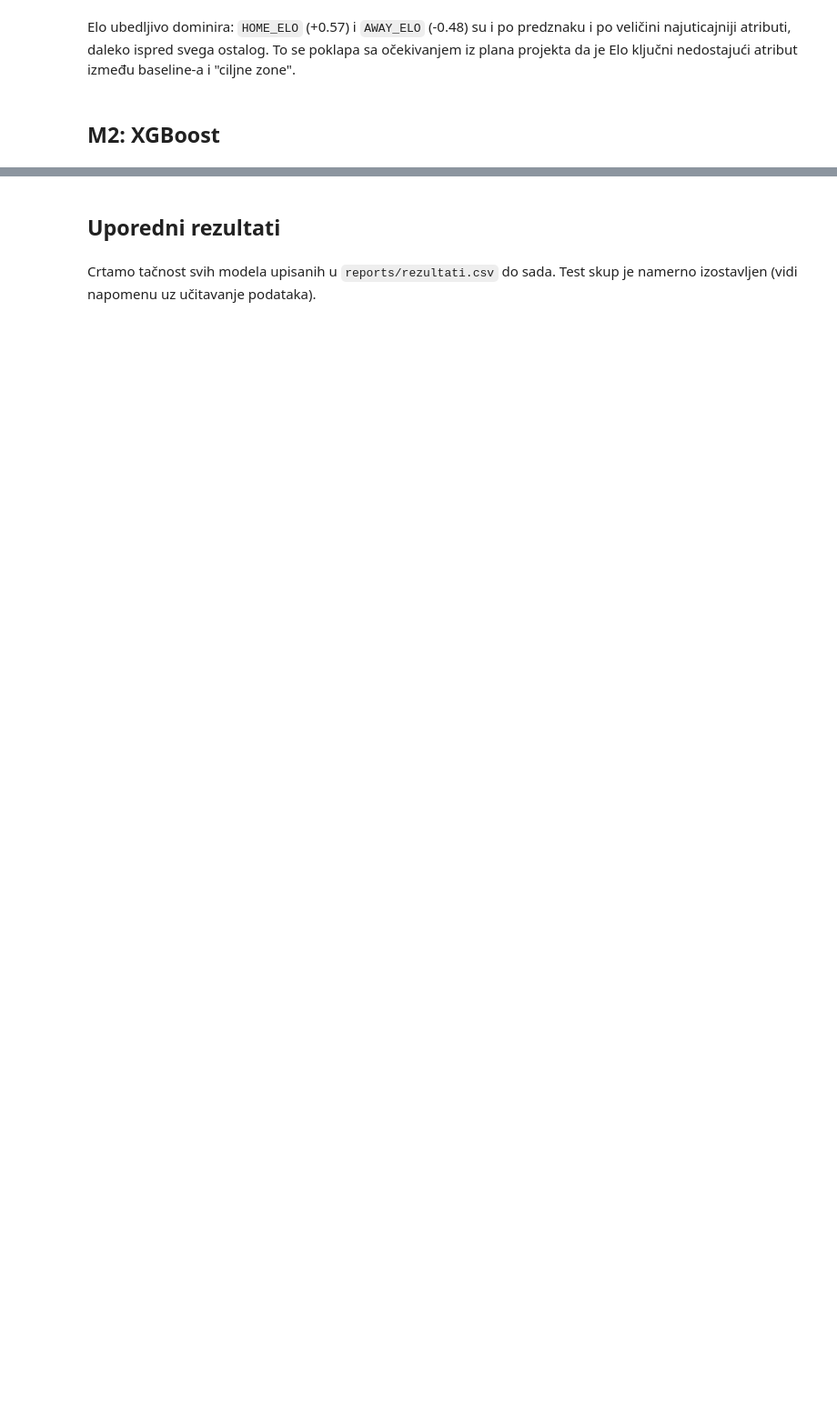
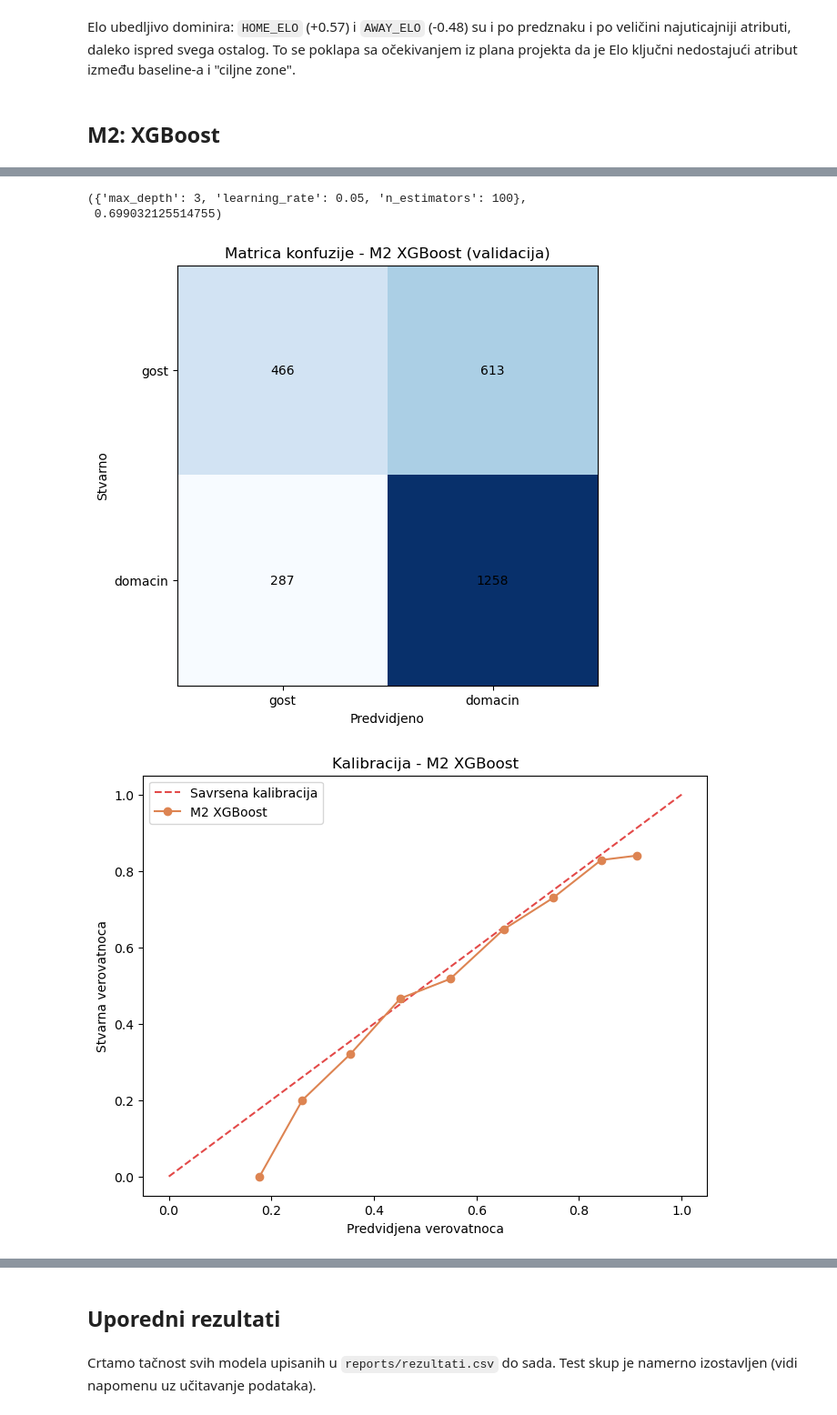
Before and after one commit to janaaas/ML_projekat, a Jupyter notebook: notebooks/03-osnovni-modeli.ipynb, the cells around one changed output, grey strips where cells are left out. Shown at 91% size. Saved outputs shown, nothing was run; the diff lists cells and outputs as text; code cells hidden in the pictures; blank space fills up the shorter version.

```diff
--- a/notebooks/03-osnovni-modeli.ipynb
+++ b/notebooks/03-osnovni-modeli.ipynb
@@ -114,0 +121,35 @@ Elo ubedljivo dominira: `HOME_ELO` (+0.57) i `AWAY_ELO` (-0.48) su i po predznak
+# %%
+PARAM_GRID = [
+    {"max_depth": max_depth, "learning_rate": learning_rate, "n_estimators": n_estimators}
+    for max_depth in [3, 4, 5]
+    for learning_rate in [0.01, 0.05, 0.1]
+    for n_estimators in [100, 200, 400]
+]
+
+best_model, best_params, best_score = None, None, -np.inf
+for params in PARAM_GRID:
+    model = xgboost.XGBClassifier(**params, random_state=RANDOM_STATE, eval_metric="logloss")
+    model.fit(X_train, y_train)
+    y_proba_val = model.predict_proba(X_val)[:, 1]
+    score = metrics.roc_auc_score(y_val, y_proba_val)
+    if score > best_score:
+        best_model, best_params, best_score = model, params, score
+
+for skup, X_skup, y_skup in [("trening", X_train, y_train), ("validacija", X_val, y_val)]:
+    y_proba = best_model.predict_proba(X_skup)[:, 1]
+    metrike = evaluate.compute_metrics(y_skup, y_proba)
+    evaluate.append_results("M2 XGBoost", skup, metrike)
+
+best_params, best_score
+# %% [output]
+({'max_depth': 3, 'learning_rate': 0.05, 'n_estimators': 100},
+ 0.699032125514755)
+# %%
+y_pred_val = (best_model.predict_proba(X_val)[:, 1] >= 0.5).astype(int)
+y_proba_val = best_model.predict_proba(X_val)[:, 1]
+
+evaluate.plot_confusion_matrix(y_val, y_pred_val, "Matrica konfuzije - M2 XGBoost (validacija)")
+evaluate.plot_calibration_curve(y_val, y_proba_val, "M2 XGBoost")
+# %% [output]
+[figure, added]
+[figure, added]
```
Also changed, not shown: parts of 12 cells of this notebook, 3 other files.
